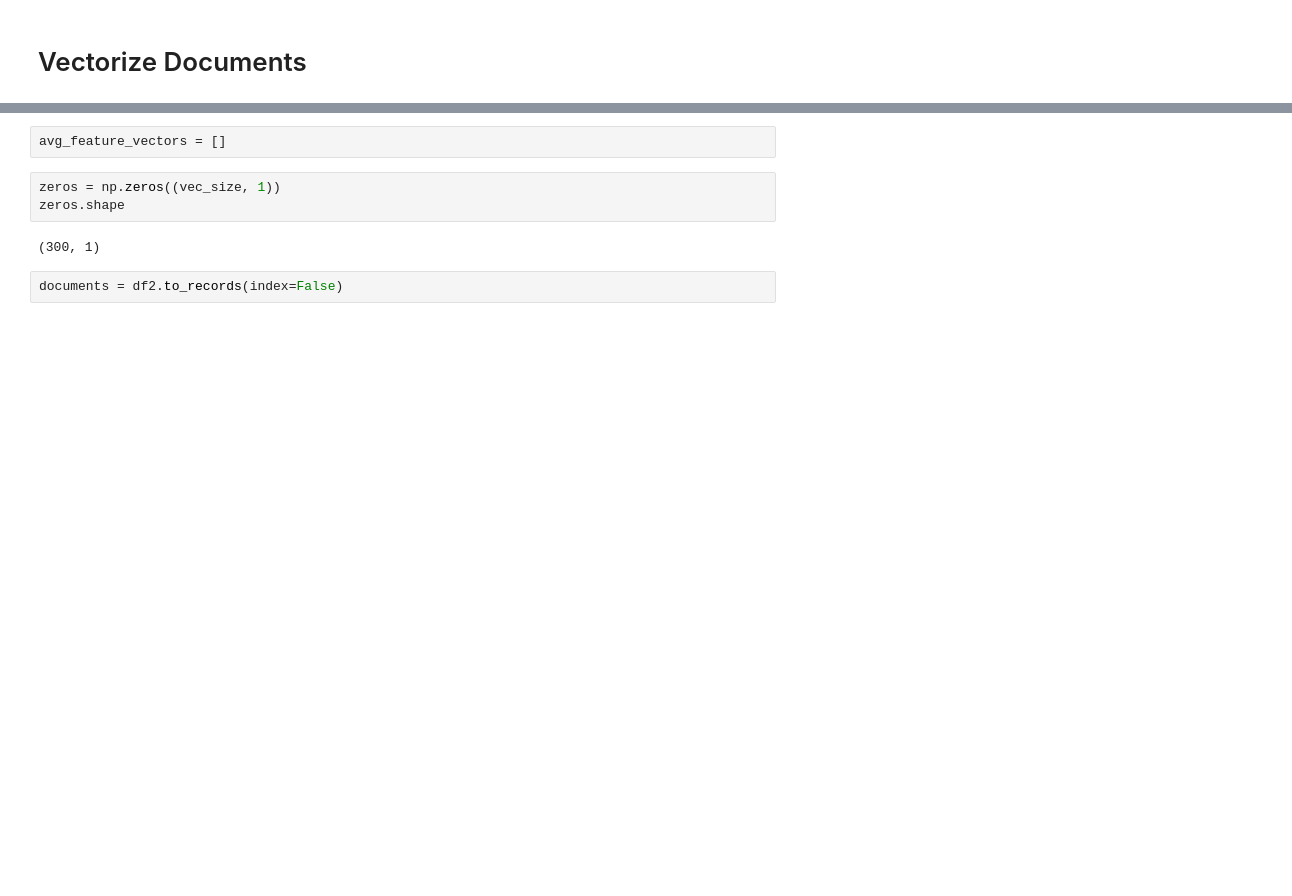
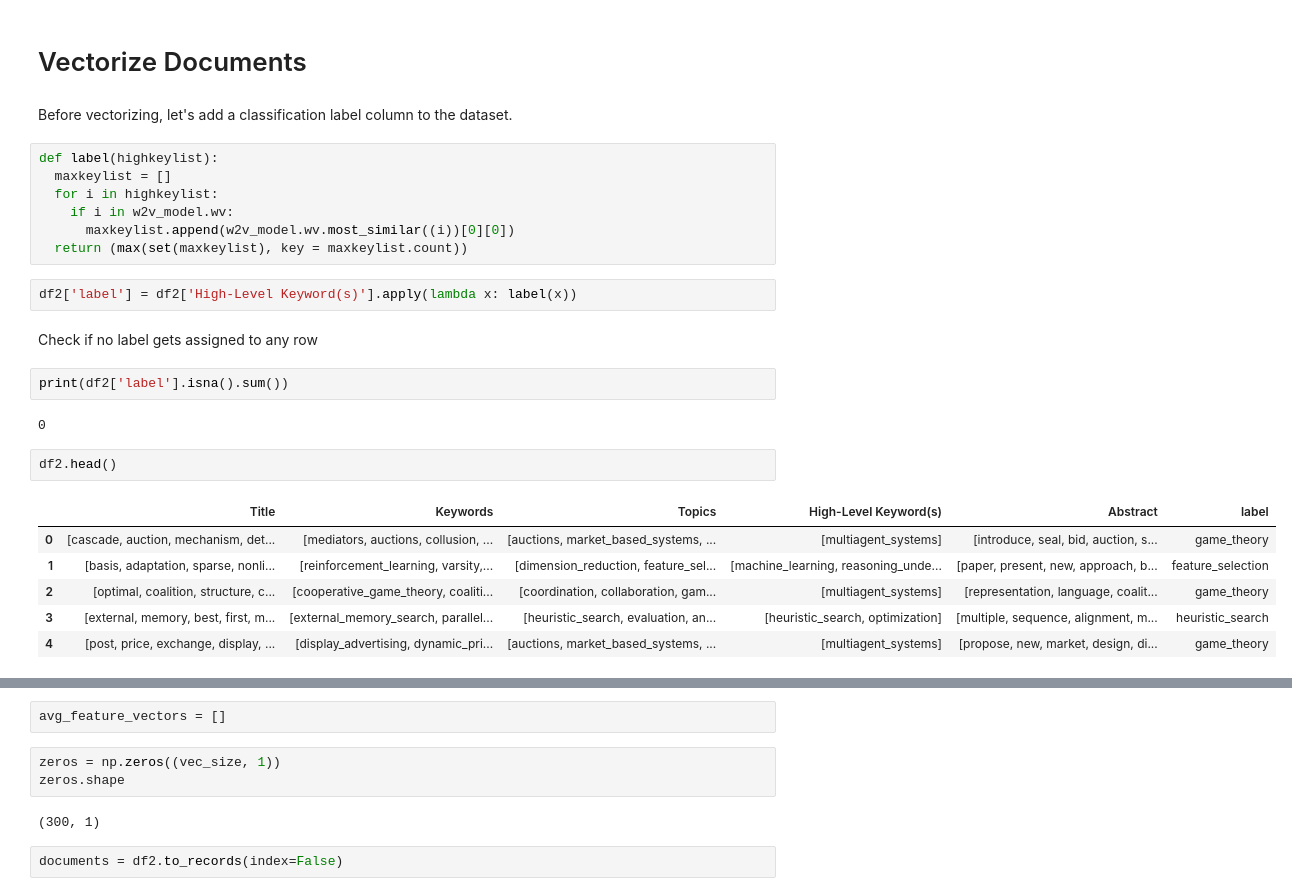
Before and after one commit to jincy-p-janardhanan/Text-Clustering, a Jupyter notebook: Text_Clustering.ipynb, the cells around one changed output, grey strips where cells are left out. Saved outputs shown, nothing was run; the diff lists cells and outputs as text; blank space fills up the shorter version.

```diff
--- a/Text_Clustering.ipynb
+++ b/Text_Clustering.ipynb
@@ -278,2 +280,28 @@ w2v_model.wv.most_similar('learn')
 # %% [markdown]
 # Vectorize Documents
+# %% [markdown]
+Before vectorizing, let's add a classification label column to the dataset.
+# %%
+def label(highkeylist):
+  maxkeylist = []
+  for i in highkeylist:
+    if i in w2v_model.wv:
+      maxkeylist.append(w2v_model.wv.most_similar((i))[0][0])
+  return (max(set(maxkeylist), key = maxkeylist.count))
+# %%
+df2['label'] = df2['High-Level Keyword(s)'].apply(lambda x: label(x))
+# %% [markdown]
+Check if no label gets assigned to any row
+# %%
+print(df2['label'].isna().sum())
+# %% [output]
+0
+# %%
+df2.head()
+# %% [output]
+|  | Title | Keywords | Topics | High-Level Keyword(s) | Abstract | label |
+| 0 | [cascade, auction, mechanism, det... | [mediators, auctions, collusion, ... | [auctions, market_based_systems, ... | [multiagent_systems] | [introduce, seal, bid, auction, s... | game_theory |
+| 1 | [basis, adaptation, sparse, nonli... | [reinforcement_learning, varsity,... | [dimension_reduction, feature_sel... | [machine_learning, reasoning_unde... | [paper, present, new, approach, b... | feature_selection |
+| 2 | [optimal, coalition, structure, c... | [cooperative_game_theory, coaliti... | [coordination, collaboration, gam... | [multiagent_systems] | [representation, language, coalit... | game_theory |
+| 3 | [external, memory, best, first, m... | [external_memory_search, parallel... | [heuristic_search, evaluation, an... | [heuristic_search, optimization] | [multiple, sequence, alignment, m... | heuristic_search |
+| 4 | [post, price, exchange, display, ... | [display_advertising, dynamic_pri... | [auctions, market_based_systems, ... | [multiagent_systems] | [propose, new, market, design, di... | game_theory |
```
Also changed, not shown: parts of 27 cells of this notebook.
